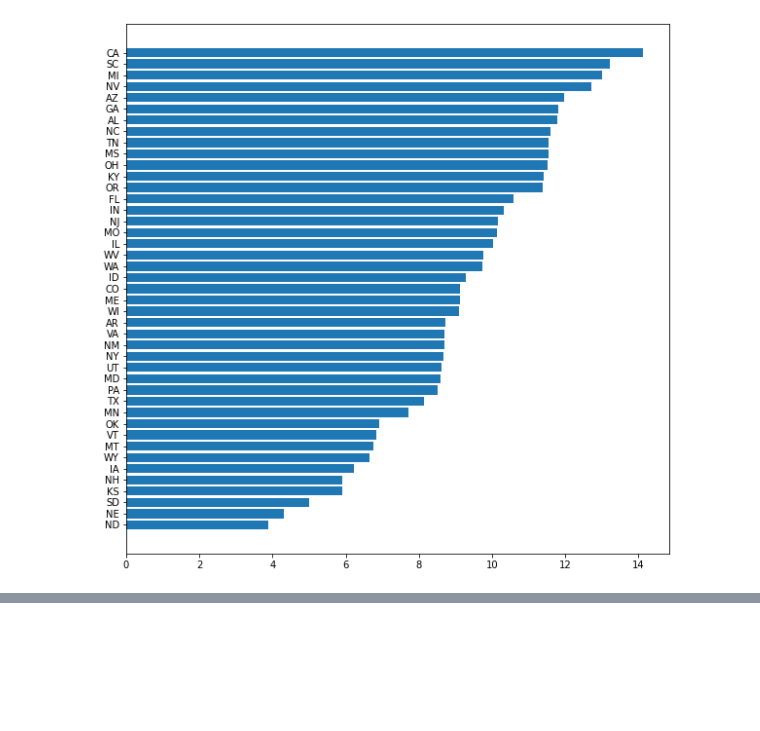
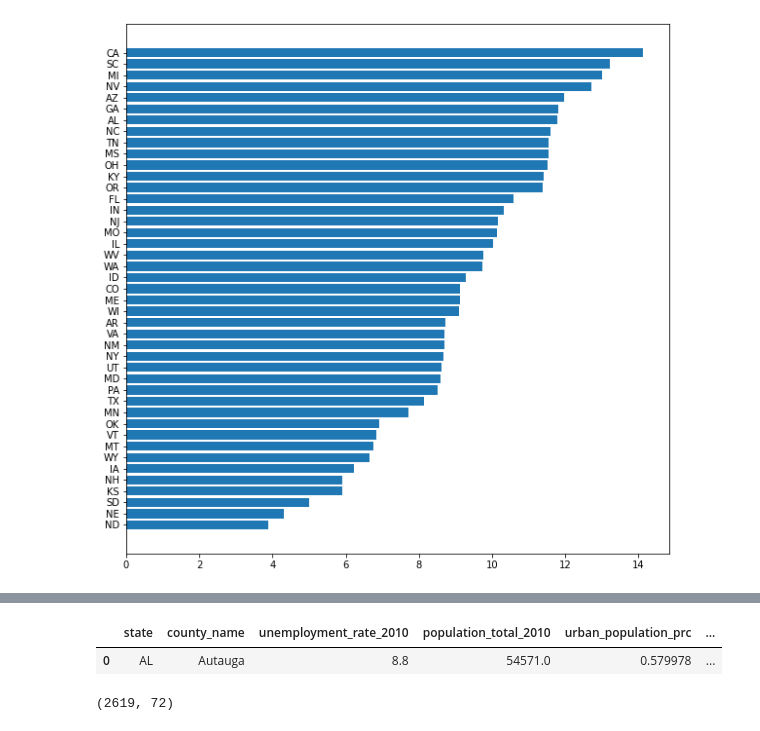
Before and after one commit to khbk/capstone-unemployment, a Jupyter notebook: code/02_EDA_and_Preprocessing.ipynb, the cells around one changed output, grey strips where cells are left out. Drawn from its saved outputs; the diff is of its cells as text; code cells hidden in the pictures; blank space fills up the shorter version.

```diff
--- a/code/02_EDA_and_Preprocessing.ipynb
+++ b/code/02_EDA_and_Preprocessing.ipynb
@@ -4,4 +4,6 @@ import seaborn as sns
 import matplotlib.pyplot as plt
 # %%
 df = pd.read_csv('../data/final_work_data.csv')
+# %%
+pd.set_option('display.max_columns', 35)
 # %%
@@ -32,0 +65,5 @@ sns.heatmap(df.corr()[['unemployment_rate_2010']], cmap = 'coolwarm', vmin=-1, v
+# %%
+df.head(1)
+# %% [output]
+|  | state | county_name | unemployment_rate_2010 | population_total_2010 | urban_population_prc | ... |
+| 0 | AL | Autauga | 8.8 | 54571.0 | 0.579978 | ... |
@@ -32,0 +85,4 @@ sns.heatmap(df.corr()[['unemployment_rate_2010']], cmap = 'coolwarm', vmin=-1, v
+# %%
+df.shape
+# %% [output]
+(2619, 72)
```
Also changed, not shown: parts of 15 cells of this notebook, 4 other files.
